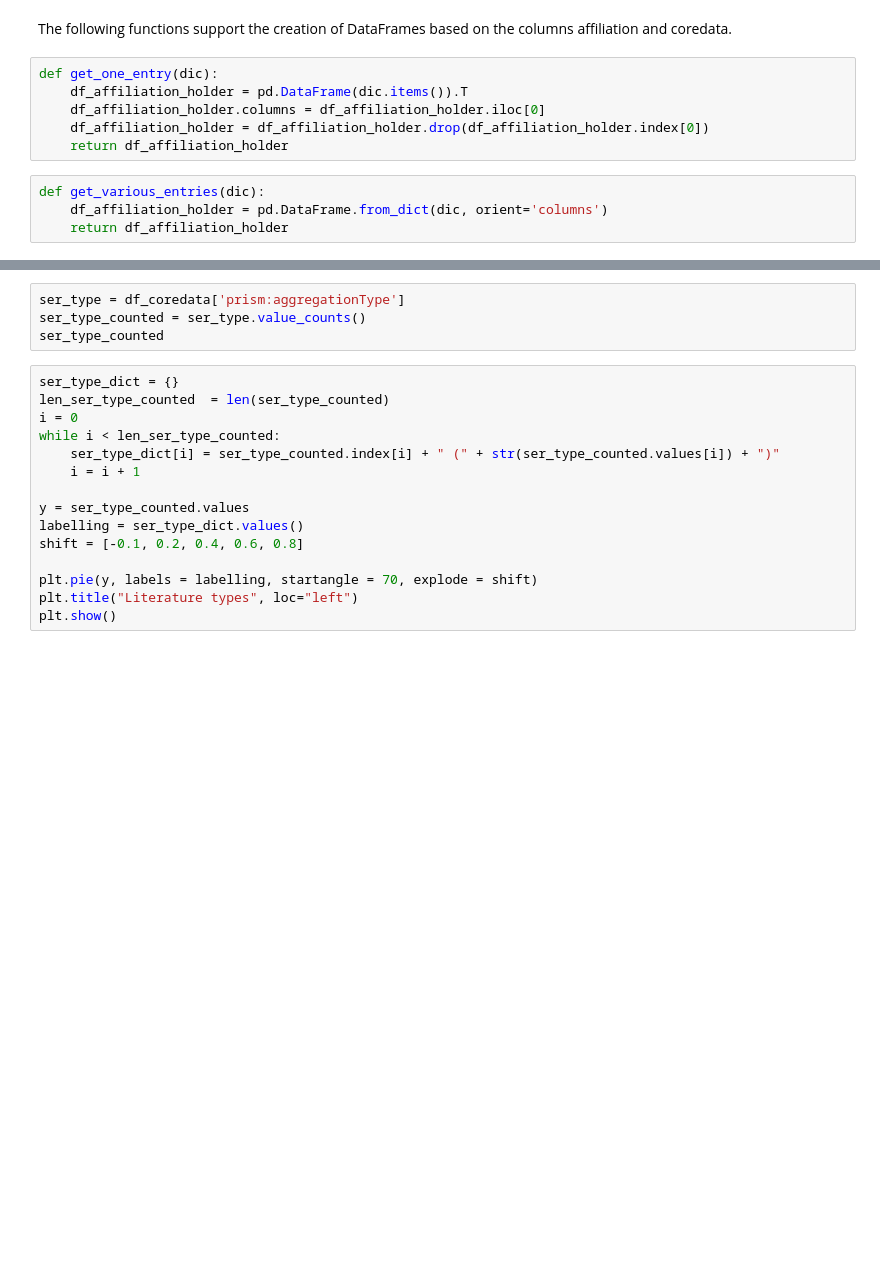
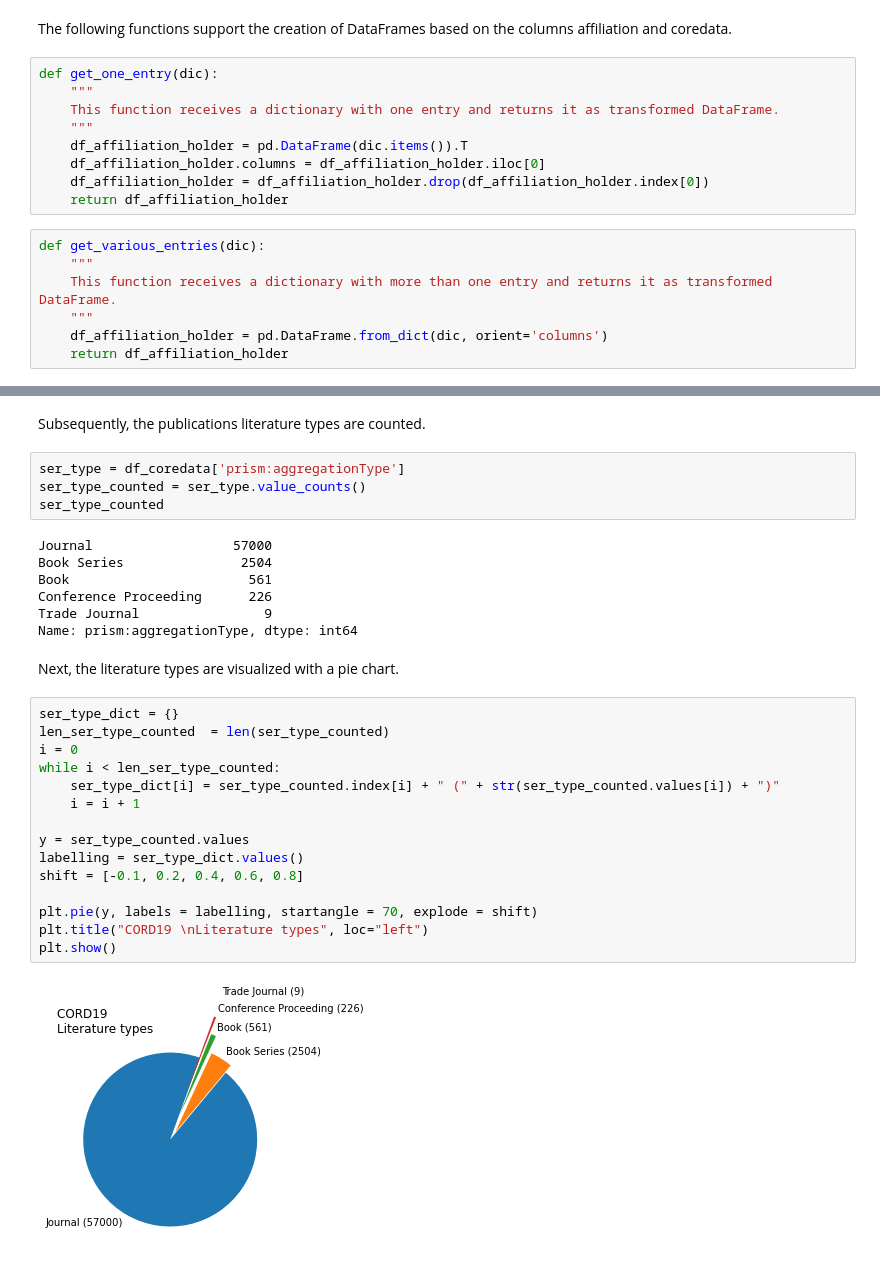
Before and after one commit to kopatri/cs5099masterthesis, a Jupyter notebook: notebooks/CORD-19-analyse-coredata-CS5099.ipynb, the cells around one changed output, grey strips where cells are left out. Saved outputs shown, nothing was run; the diff lists cells and outputs as text; blank space fills up the shorter version.

```diff
--- a/notebooks/CORD-19-analyse-coredata-CS5099.ipynb
+++ b/notebooks/CORD-19-analyse-coredata-CS5099.ipynb
@@ -78,12 +77,18 @@ df_combined
 The following functions support the creation of DataFrames based on the columns affiliation and coredata.
 # %%
 def get_one_entry(dic):
+    """
+    This function receives a dictionary with one entry and returns it as transformed DataFrame.
+    """
     df_affiliation_holder = pd.DataFrame(dic.items()).T
     df_affiliation_holder.columns = df_affiliation_holder.iloc[0]
     df_affiliation_holder = df_affiliation_holder.drop(df_affiliation_holder.index[0])
     return df_affiliation_holder
 # %%
 def get_various_entries(dic):
+    """
+    This function receives a dictionary with more than one entry and returns it as transformed DataFrame.
+    """
     df_affiliation_holder = pd.DataFrame.from_dict(dic, orient='columns')
     return df_affiliation_holder
 # %% [markdown]
@@ -106,19 +142,32 @@ df_coredata
+# %% [markdown]
+Subsequently, the publications literature types are counted.
 # %%
 ser_type = df_coredata['prism:aggregationType']
 ser_type_counted = ser_type.value_counts()
 ser_type_counted
+# %% [output]
+Journal                  57000
+Book Series               2504
+Book                       561
+Conference Proceeding      226
+Trade Journal                9
+Name: prism:aggregationType, dtype: int64
+# %% [markdown]
+Next, the literature types are visualized with a pie chart.
 # %%
 ser_type_dict = {}
 len_ser_type_counted  = len(ser_type_counted)
 i = 0
 while i < len_ser_type_counted:
     ser_type_dict[i] = ser_type_counted.index[i] + " (" + str(ser_type_counted.values[i]) + ")"
     i = i + 1
 
 y = ser_type_counted.values
 labelling = ser_type_dict.values()
 shift = [-0.1, 0.2, 0.4, 0.6, 0.8]
 
 plt.pie(y, labels = labelling, startangle = 70, explode = shift)
-plt.title("Literature types", loc="left")
+plt.title("CORD19 \nLiterature types", loc="left")
 plt.show()
+# %% [output]
+[figure, added]
```
Also changed, not shown: parts of 15 cells of this notebook, 1 other file.
